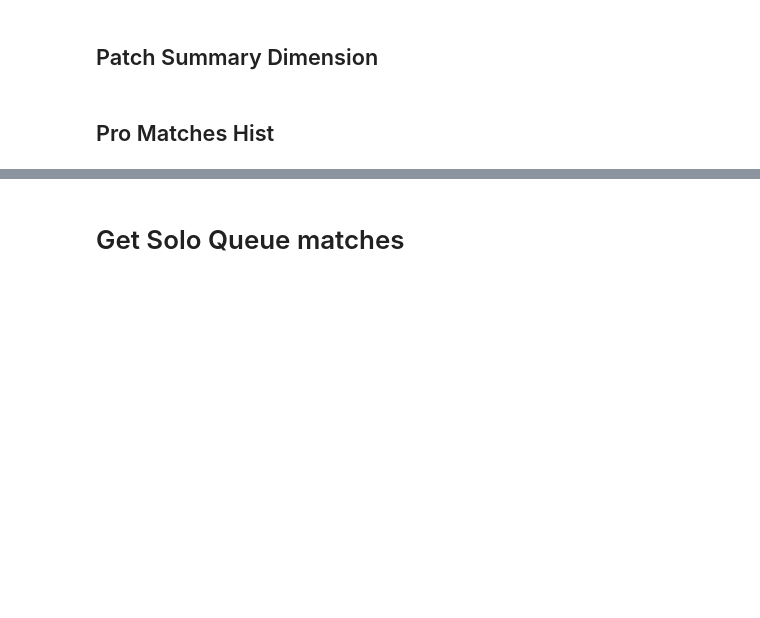
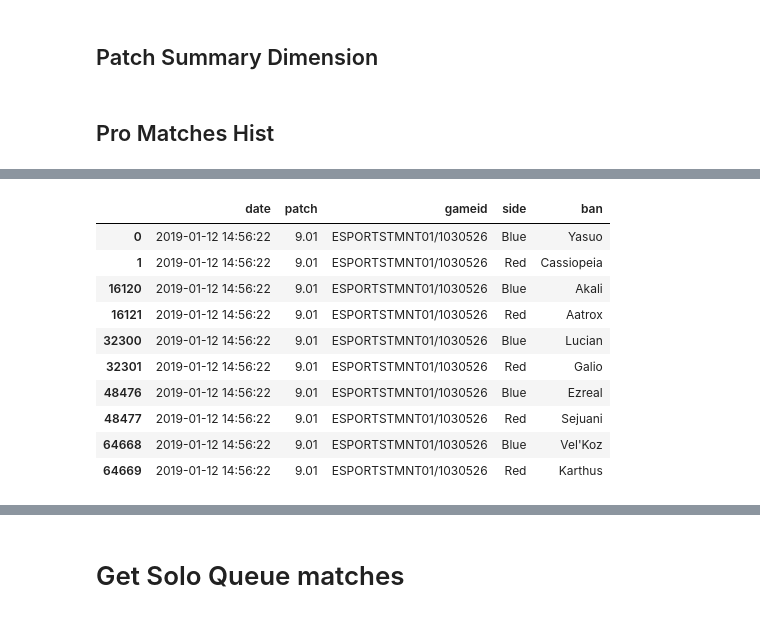
Before and after one commit to Feragon42/rift_oracle, a Jupyter notebook: transformations/transformations_test_nb.ipynb, the cells around one changed output, grey strips where cells are left out. Cells and saved outputs as stored; diff of their text form; code cells hidden in the pictures; blank space fills up the shorter version.

```diff
--- a/transformations/transformations_test_nb.ipynb
+++ b/transformations/transformations_test_nb.ipynb
@@ -104,3 +115,41 @@ Upload result: True
+# %%
+# ban_list_columns = ['date', 'patch', 'gameid', 'side', 'ban']
+# year = 2019
+# source_file_dir = BRONZE_DATASETS_DIR / 'oe' / f'{year}_LoL_esports_match_data_from_OraclesElixir.csv'
+# ban_list_df = pd.DataFrame(columns=ban_list_columns)
+# oe_df = pd.read_csv(source_file_dir)
+# oe_df['date'] = pd.to_datetime(oe_df['date'], errors='coerce')
+# ban_list_df = pd.concat(
+#     [
+#         ban_list_df,
+#         oe_df.melt(
+#             id_vars=['date', 'patch', 'gameid', 'side'],
+#             value_vars=['ban1', 'ban2', 'ban3', 'ban4', 'ban5'],
+#             var_name='ban_number',
+#             value_name='ban'
+#         )
+#         .drop(columns=['ban_number'])
+#         .dropna(subset=['date', 'gameid', 'ban'])
+#         .drop_duplicates(subset=['date','gameid','side','ban'], keep='first')
+#     ],
+#     ignore_index=True
+# )
+# ban_list_df.iloc[ban_list_df['gameid']=='ESPORTSTMNT01/1030526'].head(10)
+
+x = pd.read_parquet(SILVER_DATASETS_DIR / 'pro_matches_ban_list.parquet', engine='pyarrow')
+x.iloc[x['gameid']=='ESPORTSTMNT01/1030526'].head(10)
+# %% [output]
+|  | date | patch | gameid | side | ban |
+| 0 | 2019-01-12 14:56:22 | 9.01 | ESPORTSTMNT01/1030526 | Blue | Yasuo |
+| 1 | 2019-01-12 14:56:22 | 9.01 | ESPORTSTMNT01/1030526 | Red | Cassiopeia |
+| 16120 | 2019-01-12 14:56:22 | 9.01 | ESPORTSTMNT01/1030526 | Blue | Akali |
+| 16121 | 2019-01-12 14:56:22 | 9.01 | ESPORTSTMNT01/1030526 | Red | Aatrox |
+| 32300 | 2019-01-12 14:56:22 | 9.01 | ESPORTSTMNT01/1030526 | Blue | Lucian |
+| 32301 | 2019-01-12 14:56:22 | 9.01 | ESPORTSTMNT01/1030526 | Red | Galio |
+| 48476 | 2019-01-12 14:56:22 | 9.01 | ESPORTSTMNT01/1030526 | Blue | Ezreal |
+| 48477 | 2019-01-12 14:56:22 | 9.01 | ESPORTSTMNT01/1030526 | Red | Sejuani |
+| 64668 | 2019-01-12 14:56:22 | 9.01 | ESPORTSTMNT01/1030526 | Blue | Vel'Koz |
+| 64669 | 2019-01-12 14:56:22 | 9.01 | ESPORTSTMNT01/1030526 | Red | Karthus |
 # %%
 import duckdb
 
```
Also changed, not shown: parts of 11 cells of this notebook, 5 other files.
